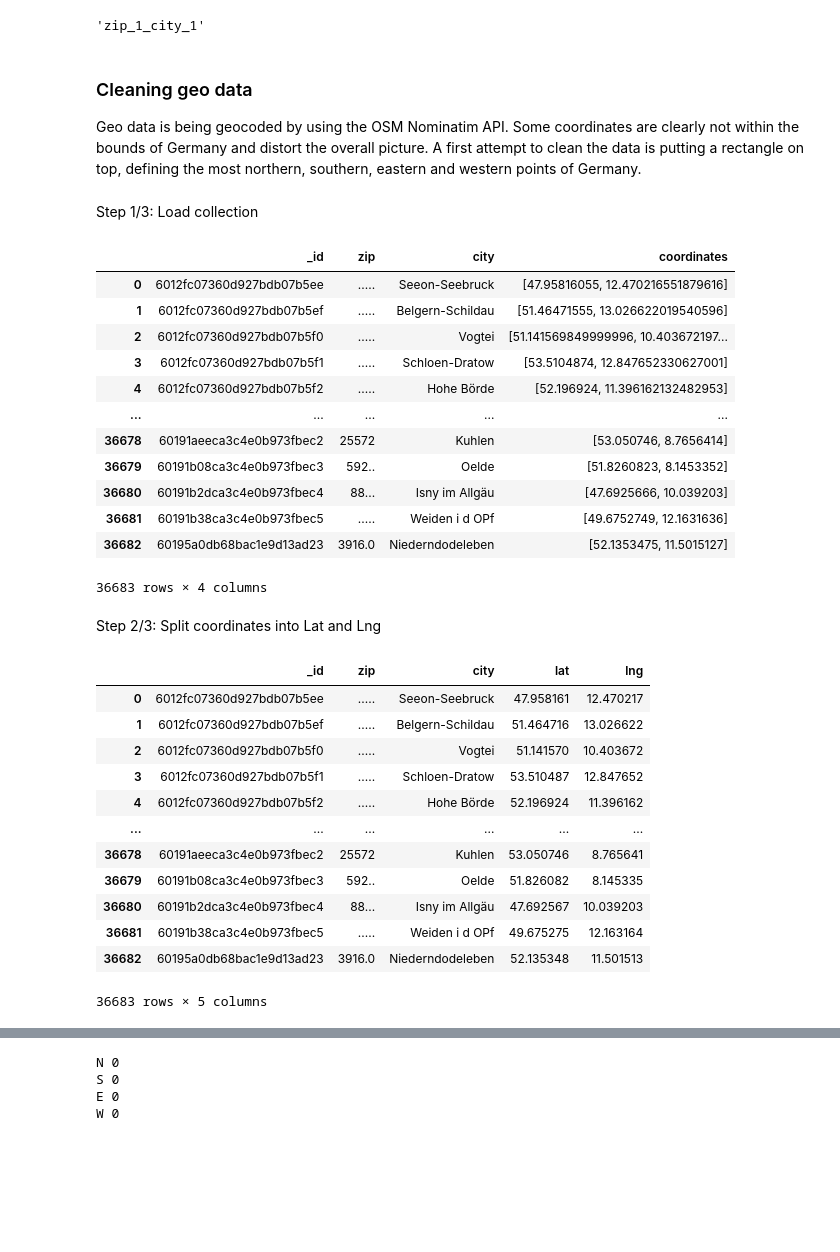
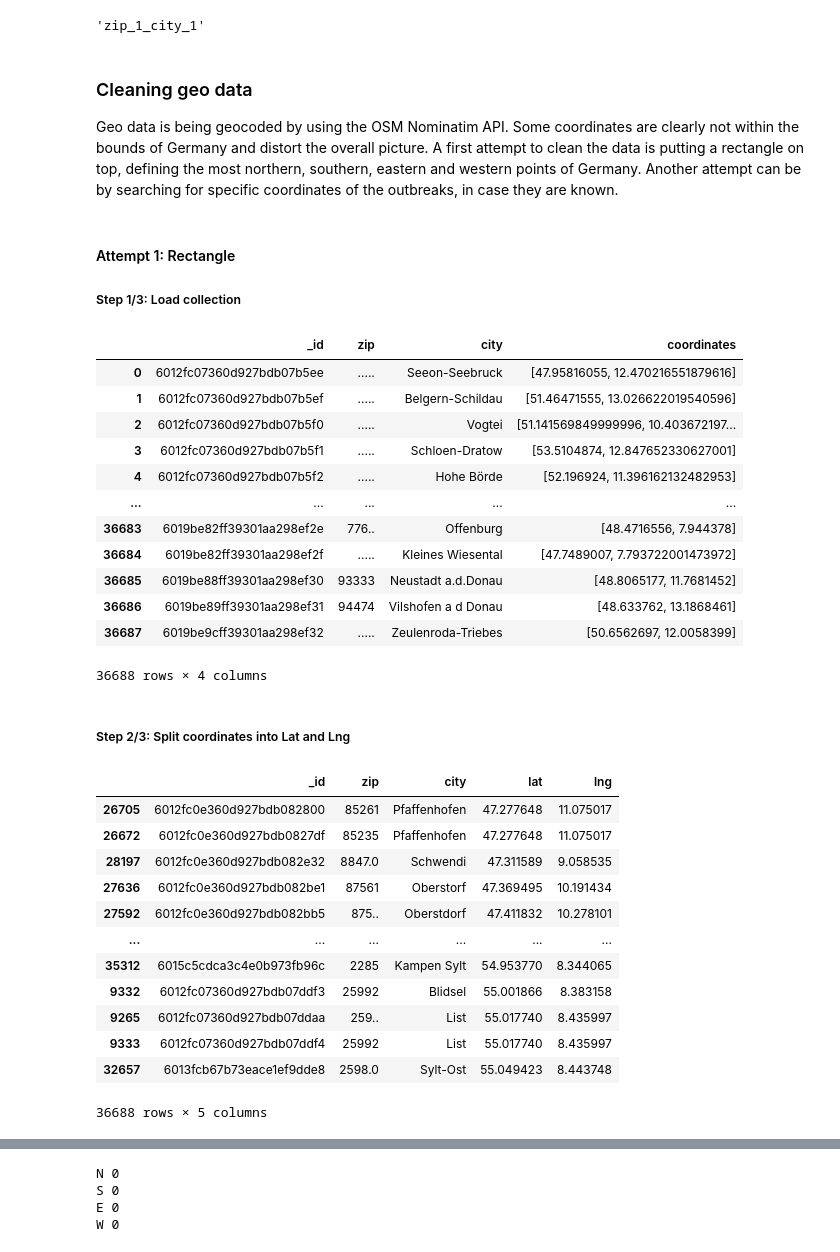
Before and after one commit to mayo-s/phonebookdiver, a Jupyter notebook: jupyter/phonebookdiver_notebook.ipynb, the cells around one changed output, grey strips where cells are left out. Saved outputs shown, nothing was run; the diff lists cells and outputs as text; code cells hidden in the pictures; blank space fills up the shorter version.

Commit message:
Add second attempt to clean geodata

```diff
--- a/jupyter/phonebookdiver_notebook.ipynb
+++ b/jupyter/phonebookdiver_notebook.ipynb
@@ -668,11 +668,13 @@ db.get_collection('geodata').create_index([('zip', 1), ('city', 1)])
 
 Geo data is being geocoded by using the OSM Nominatim API. Some coordinates are clearly not within the bounds of Germany and distort the overall picture.
 A first attempt to clean the data is putting a rectangle on top, defining the most northern, southern, eastern and western points of Germany.
+Another attempt can be by searching for specific coordinates of the outbreaks, in case they are known.
 # %% [markdown]
-Step 1/3: Load collection
+#### Attempt 1: Rectangle
+##### Step 1/3: Load collection
 # %%
-data = pd.DataFrame(db['geodata'].find({}, {'_id':1, 'zip':1, 'city':1, 'coordinates':1}))
-data
+geodata = pd.DataFrame(db['geodata'].find({}, {'_id':1, 'zip':1, 'city':1, 'coordinates':1}))
+geodata
 # %% [output]
 |  | _id | zip | city | coordinates |
 | 0 | 6012fc07360d927bdb07b5ee | ..... | Seeon-Seebruck | [47.95816055, 12.470216551879616] |
@@ -681,30 +683,30 @@ data
 | 3 | 6012fc07360d927bdb07b5f1 | ..... | Schloen-Dratow | [53.5104874, 12.847652330627001] |
 | 4 | 6012fc07360d927bdb07b5f2 | ..... | Hohe Börde | [52.196924, 11.396162132482953] |
 | ... | ... | ... | ... | ... |
-| 36678 | 60191aeeca3c4e0b973fbec2 | 25572 | Kuhlen | [53.050746, 8.7656414] |
-| 36679 | 60191b08ca3c4e0b973fbec3 | 592.. | Oelde | [51.8260823, 8.1453352] |
-| 36680 | 60191b2dca3c4e0b973fbec4 | 88... | Isny im Allgäu | [47.6925666, 10.039203] |
-| 36681 | 60191b38ca3c4e0b973fbec5 | ..... | Weiden i d OPf | [49.6752749, 12.1631636] |
-| 36682 | 60195a0db68bac1e9d13ad23 | 3916.0 | Niederndodeleben | [52.1353475, 11.5015127] |
+| 36683 | 6019be82ff39301aa298ef2e | 776.. | Offenburg | [48.4716556, 7.944378] |
+| 36684 | 6019be82ff39301aa298ef2f | ..... | Kleines Wiesental | [47.7489007, 7.793722001473972] |
+| 36685 | 6019be88ff39301aa298ef30 | 93333 | Neustadt a.d.Donau | [48.8065177, 11.7681452] |
+| 36686 | 6019be89ff39301aa298ef31 | 94474 | Vilshofen a d Donau | [48.633762, 13.1868461] |
+| 36687 | 6019be9cff39301aa298ef32 | ..... | Zeulenroda-Triebes | [50.6562697, 12.0058399] |
-36683 rows × 4 columns
+36688 rows × 4 columns
 # %% [markdown]
-Step 2/3: Split coordinates into Lat and Lng
+##### Step 2/3: Split coordinates into Lat and Lng
 # %%
-data = data.assign(lat=(data.coordinates.astype(str).str.strip('[]').str.split(',').str[0]).astype(float),
-                 lng=data.coordinates.astype(str).str.strip('[]').str.split(',').str[1].astype(float)
+geodata = geodata.assign(lat=(geodata.coordinates.astype(str).str.strip('[]').str.split(',').str[0]).astype(float),
+                 lng=geodata.coordinates.astype(str).str.strip('[]').str.split(',').str[1].astype(float)
                 ).drop('coordinates',1)
-data
+geodata.sort_values(by=['lat'], ascending=True)
 # %% [output]
 |  | _id | zip | city | lat | lng |
-| 0 | 6012fc07360d927bdb07b5ee | ..... | Seeon-Seebruck | 47.958161 | 12.470217 |
-| 1 | 6012fc07360d927bdb07b5ef | ..... | Belgern-Schildau | 51.464716 | 13.026622 |
-| 2 | 6012fc07360d927bdb07b5f0 | ..... | Vogtei | 51.141570 | 10.403672 |
-| 3 | 6012fc07360d927bdb07b5f1 | ..... | Schloen-Dratow | 53.510487 | 12.847652 |
-| 4 | 6012fc07360d927bdb07b5f2 | ..... | Hohe Börde | 52.196924 | 11.396162 |
+| 26705 | 6012fc0e360d927bdb082800 | 85261 | Pfaffenhofen | 47.277648 | 11.075017 |
+| 26672 | 6012fc0e360d927bdb0827df | 85235 | Pfaffenhofen | 47.277648 | 11.075017 |
+| 28197 | 6012fc0e360d927bdb082e32 | 8847.0 | Schwendi | 47.311589 | 9.058535 |
+| 27636 | 6012fc0e360d927bdb082be1 | 87561 | Oberstorf | 47.369495 | 10.191434 |
+| 27592 | 6012fc0e360d927bdb082bb5 | 875.. | Oberstdorf | 47.411832 | 10.278101 |
 | ... | ... | ... | ... | ... | ... |
-| 36678 | 60191aeeca3c4e0b973fbec2 | 25572 | Kuhlen | 53.050746 | 8.765641 |
-| 36679 | 60191b08ca3c4e0b973fbec3 | 592.. | Oelde | 51.826082 | 8.145335 |
-| 36680 | 60191b2dca3c4e0b973fbec4 | 88... | Isny im Allgäu | 47.692567 | 10.039203 |
-| 36681 | 60191b38ca3c4e0b973fbec5 | ..... | Weiden i d OPf | 49.675275 | 12.163164 |
-| 36682 | 60195a0db68bac1e9d13ad23 | 3916.0 | Niederndodeleben | 52.135348 | 11.501513 |
+| 35312 | 6015c5cdca3c4e0b973fb96c | 2285 | Kampen Sylt | 54.953770 | 8.344065 |
+| 9332 | 6012fc07360d927bdb07ddf3 | 25992 | Blidsel | 55.001866 | 8.383158 |
+| 9265 | 6012fc07360d927bdb07ddaa | 259.. | List | 55.017740 | 8.435997 |
+| 9333 | 6012fc07360d927bdb07ddf4 | 25992 | List | 55.017740 | 8.435997 |
+| 32657 | 6013fcb67b73eace1ef9dde8 | 2598.0 | Sylt-Ost | 55.049423 | 8.443748 |
-36683 rows × 5 columns
+36688 rows × 5 columns
```
Also changed, not shown: parts of 14 cells of this notebook.
